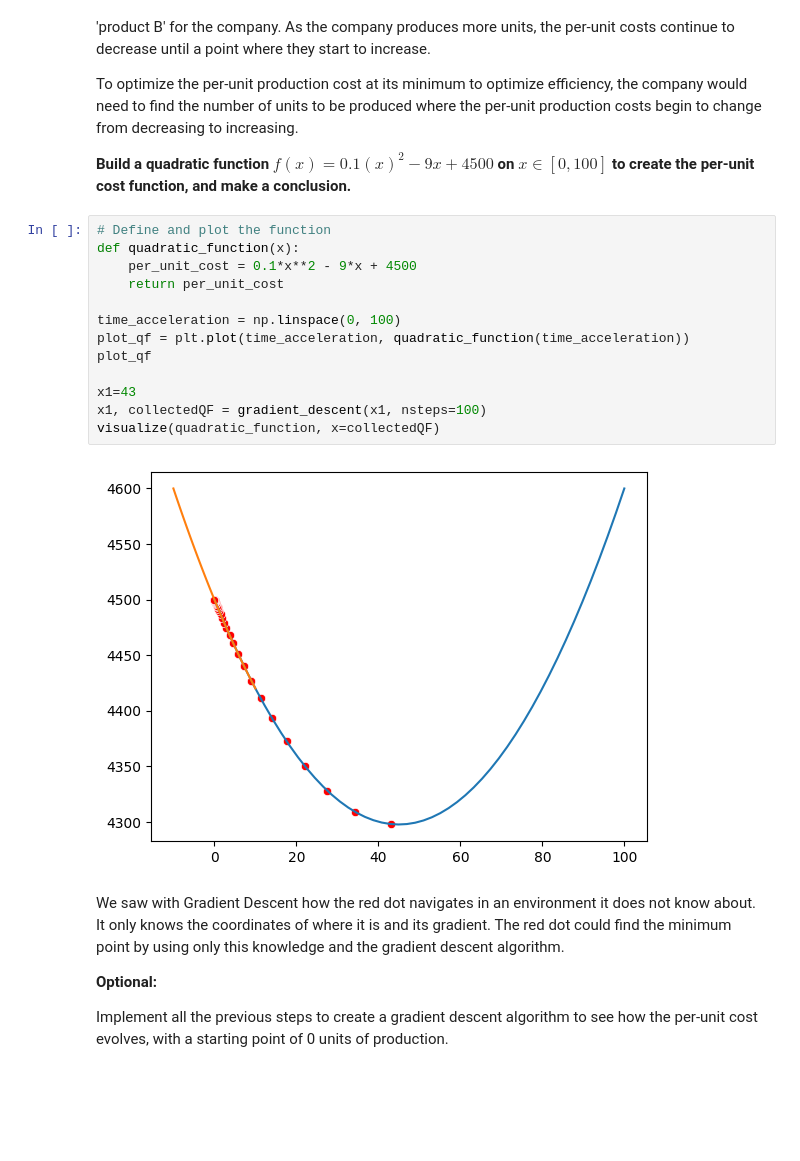
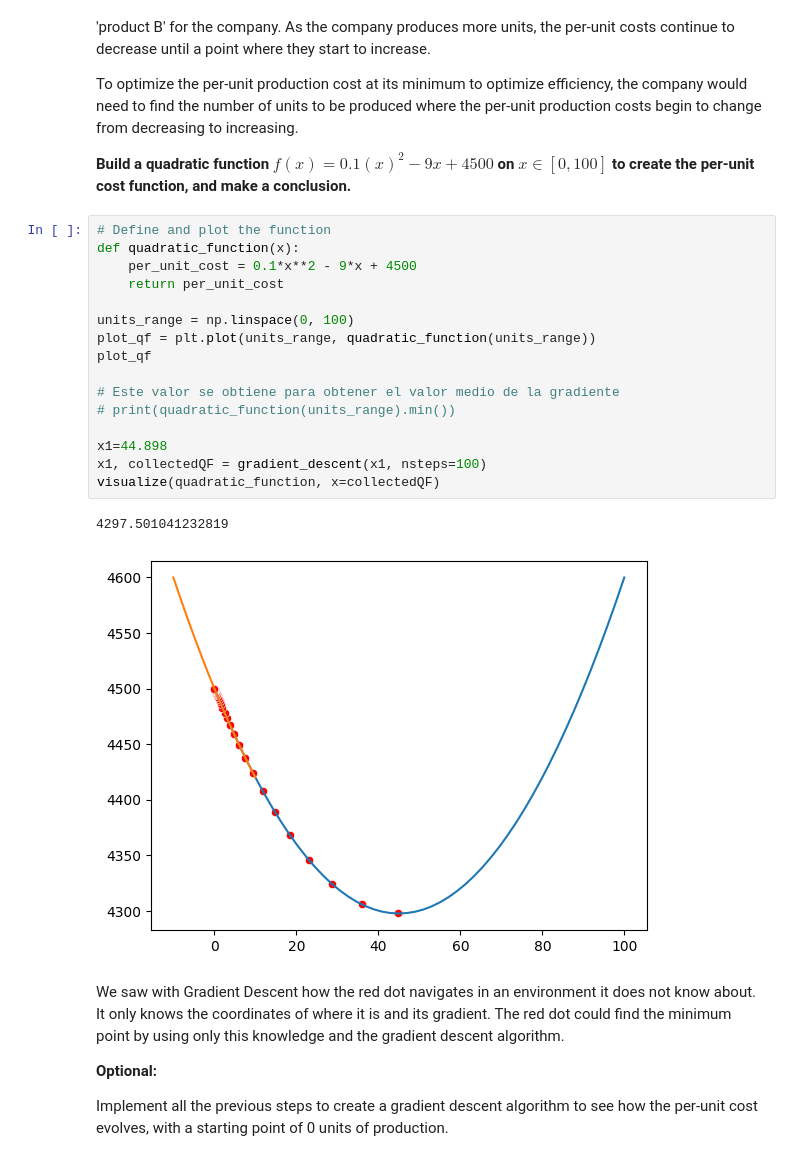
Before and after one commit to Bere333/calculus-and-algebra-problems-with-python, a Jupyter notebook: notebook/problems.ipynb, the cells around one changed output. Drawn from its saved outputs; the diff is of its cells as text; blank space fills up the shorter version.

Commit message:
exactly half gradient descent dot

```diff
--- a/notebook/problems.ipynb
+++ b/notebook/problems.ipynb
@@ -299,18 +299,22 @@ To optimize the per-unit production cost at its minimum to optimize efficiency,
 # %%
 # Define and plot the function
 def quadratic_function(x):
     per_unit_cost = 0.1*x**2 - 9*x + 4500
     return per_unit_cost
 
-time_acceleration = np.linspace(0, 100)
-plot_qf = plt.plot(time_acceleration, quadratic_function(time_acceleration))
+units_range = np.linspace(0, 100)
+plot_qf = plt.plot(units_range, quadratic_function(units_range))
 plot_qf
 
-x1=43
+# Este valor se obtiene para obtener el valor medio de la gradiente
+# print(quadratic_function(units_range).min())
+
+x1=44.898
 x1, collectedQF = gradient_descent(x1, nsteps=100)
 visualize(quadratic_function, x=collectedQF)
 # %% [output]
+4297.501041232819
-[figure, old version]
+[figure, new version]
 # %% [markdown]
 We saw with Gradient Descent how the red dot navigates in an environment it does not know about. It only knows the coordinates of where it is and its gradient. The red dot could find the minimum point by using only this knowledge and the gradient descent algorithm.
 
```
